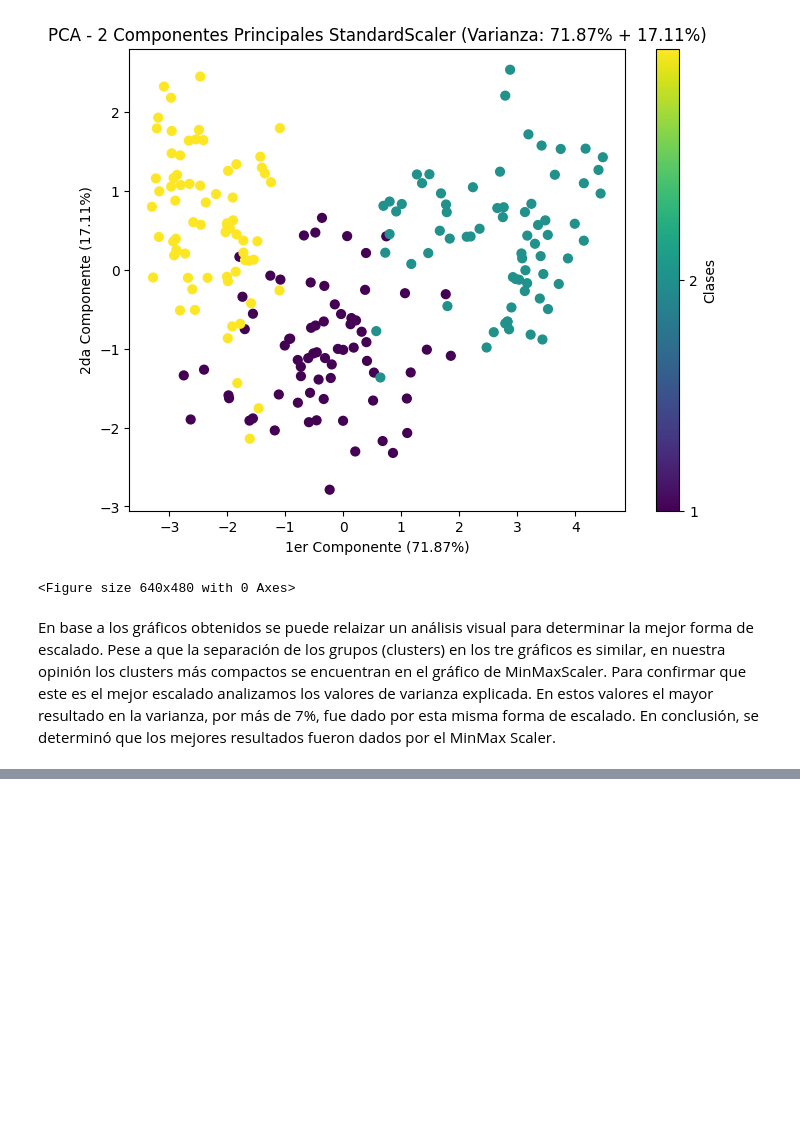
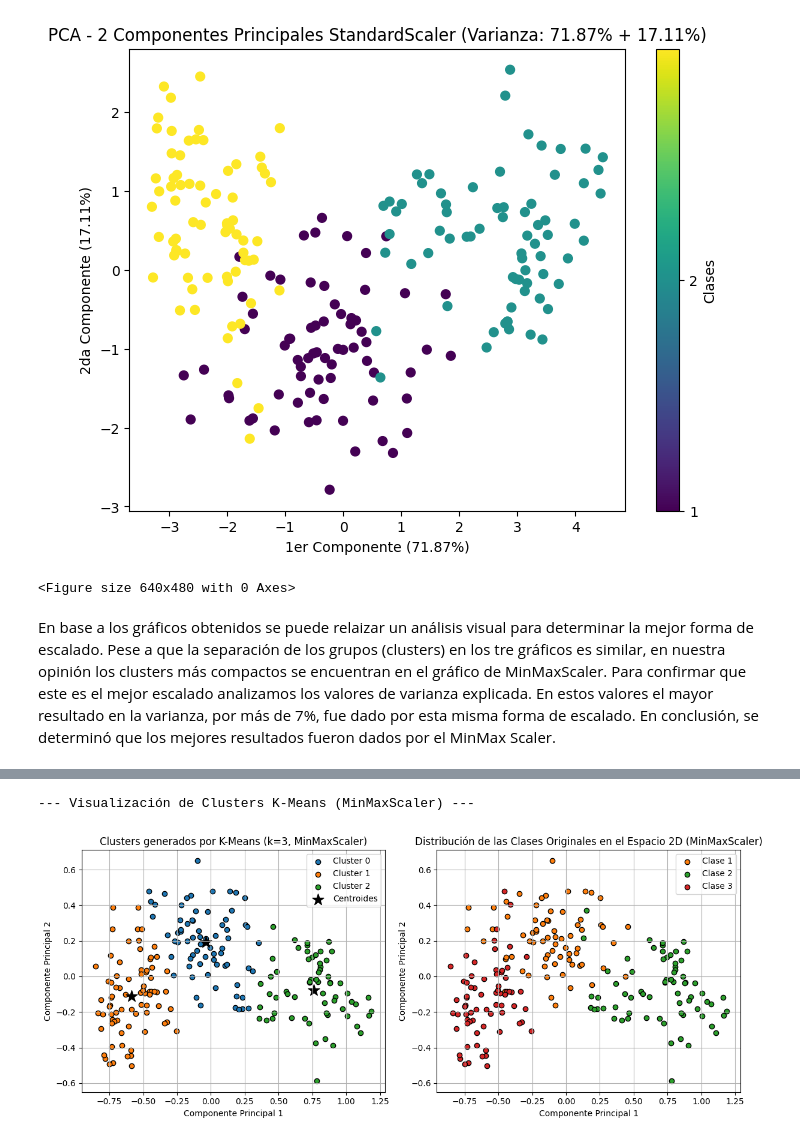
Before and after one commit to 100485446-UC3M/Segunda_Practica_Machine_Learning_Grupo16, a Jupyter notebook: Clustering.ipynb, the cells around one changed output, grey strips where cells are left out. Drawn from its saved outputs; the diff is of its cells as text; code cells hidden in the pictures; blank space fills up the shorter version.

```diff
--- a/Clustering.ipynb
+++ b/Clustering.ipynb
@@ -111,0 +204,60 @@ Se va a comenzar con el método de K-Means.
+# %%
+print("\n--- Visualización de Clusters K-Means (MinMaxScaler) ---")
+
+n_clusters_optimal = 3
+
+# Entrenamos K-Means con el número óptimo de clusters en los datos escalados con MinMaxScaler
+kmeans_optimal = KMeans(n_clusters=n_clusters_optimal, random_state=100495966, n_init=10)
+cluster_labels_optimal = kmeans_optimal.fit_predict(X_Final)
+
+# Representación gráfica: clusters generados
+
+fig, ax = plt.subplots(1, 2, figsize=(12, 5))
+
+# Clusters generados por K-means
+for i in np.unique(cluster_labels_optimal):
+    ax[0].scatter(
+        x = X_Final[cluster_labels_optimal == i, 0],
+        y = X_Final[cluster_labels_optimal == i, 1],
+        c = plt.rcParams['axes.prop_cycle'].by_key()['color'][i],
+        marker = 'o',
+        edgecolor = 'black',
+        label= f"Cluster {i}"
+    )
+
+# Centroides de los clusters
+ax[0].scatter(
+    x = kmeans_optimal.cluster_centers_[:, 0],
+    y = kmeans_optimal.cluster_centers_[:, 1],
+    c = 'black',
+    s = 200,
+    marker = '*',
+    label = 'Centroides'
+)
+
+ax[0].set_title(f'Clusters generados por K-Means (k={n_clusters_optimal}, MinMaxScaler)')
+ax[0].set_xlabel('Componente Principal 1')
+ax[0].set_ylabel('Componente Principal 2')
+ax[0].legend()
+ax[0].grid(True)
+
+for i in np.unique(Y):
+    ax[1].scatter(
+        x = X_Final[Y == i, 0],
+        y = X_Final[Y == i, 1],
+        c = plt.rcParams['axes.prop_cycle'].by_key()['color'][i],
+        marker = 'o',
+        edgecolor = 'black',
+        label= f"Clase {i}"
+    )
+ax[1].set_title('Distribución de las Clases Originales en el Espacio 2D (MinMaxScaler)')
+ax[1].set_xlabel('Componente Principal 1')
+ax[1].set_ylabel('Componente Principal 2')
+ax[1].legend()
+ax[1].grid(True)
+
+plt.tight_layout()
+plt.show()
+# %% [output]
+--- Visualización de Clusters K-Means (MinMaxScaler) ---
+[figure, added]
```
Also changed, not shown: parts of 4 cells of this notebook.
